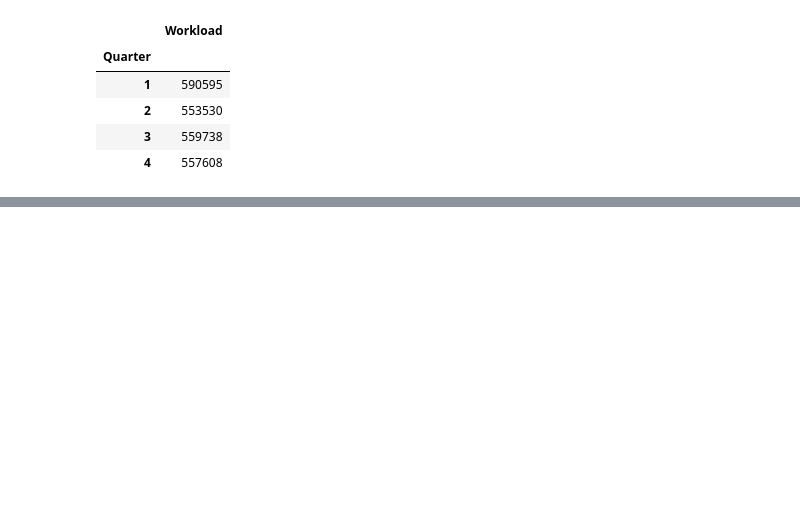
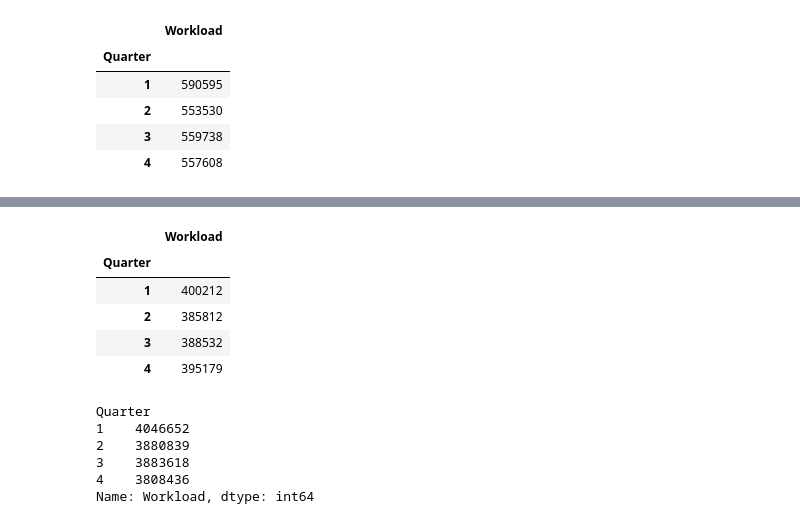
Before and after one commit to cwebster/Python-Scripts, a Jupyter notebook: AnnualReturnNoteBook.ipynb, the cells around one changed output, grey strips where cells are left out. Saved outputs shown, nothing was run; the diff lists cells and outputs as text; code cells hidden in the pictures; blank space fills up the shorter version.

Commit message:
Fixes
Signed-off-by: Craig Webster <craig.webster@mac.com>

```diff
--- a/AnnualReturnNoteBook.ipynb
+++ b/AnnualReturnNoteBook.ipynb
@@ -35,6 +36,10 @@ chemistry_reports.createPlots()
 haem_reports = haem.WebsterHaematologyReporting(processor)
 haem_reports.prepareTests()
 haem_reports.createPlots()
+
+bloodbank_reports = bloodbank.WebsterBloodBankReporting(processor)
+bloodbank_reports.prepareTests()
+bloodbank_reports.createPlots()
 
 all_tests = processor.total_tests_cleaned.groupby('Test_Code')['Workload'].sum()
 all_tests = all_tests.to_frame()
@@ -115,0 +133,18 @@ haem_reports.total_by_quarter
+# %%
+bloodbank_reports.total_by_quarter
+# %% [output]
+|  | Workload |
+| Quarter |  |
+| 1 | 400212 |
+| 2 | 385812 |
+| 3 | 388532 |
+| 4 | 395179 |
+# %%
+processor.fbc_hgs.groupby('Quarter')['Workload'].sum()
+# %% [output]
+Quarter
+1    4046652
+2    3880839
+3    3883618
+4    3808436
+Name: Workload, dtype: int64
```
Also changed, not shown: parts of 4 cells of this notebook, 2 other files.
